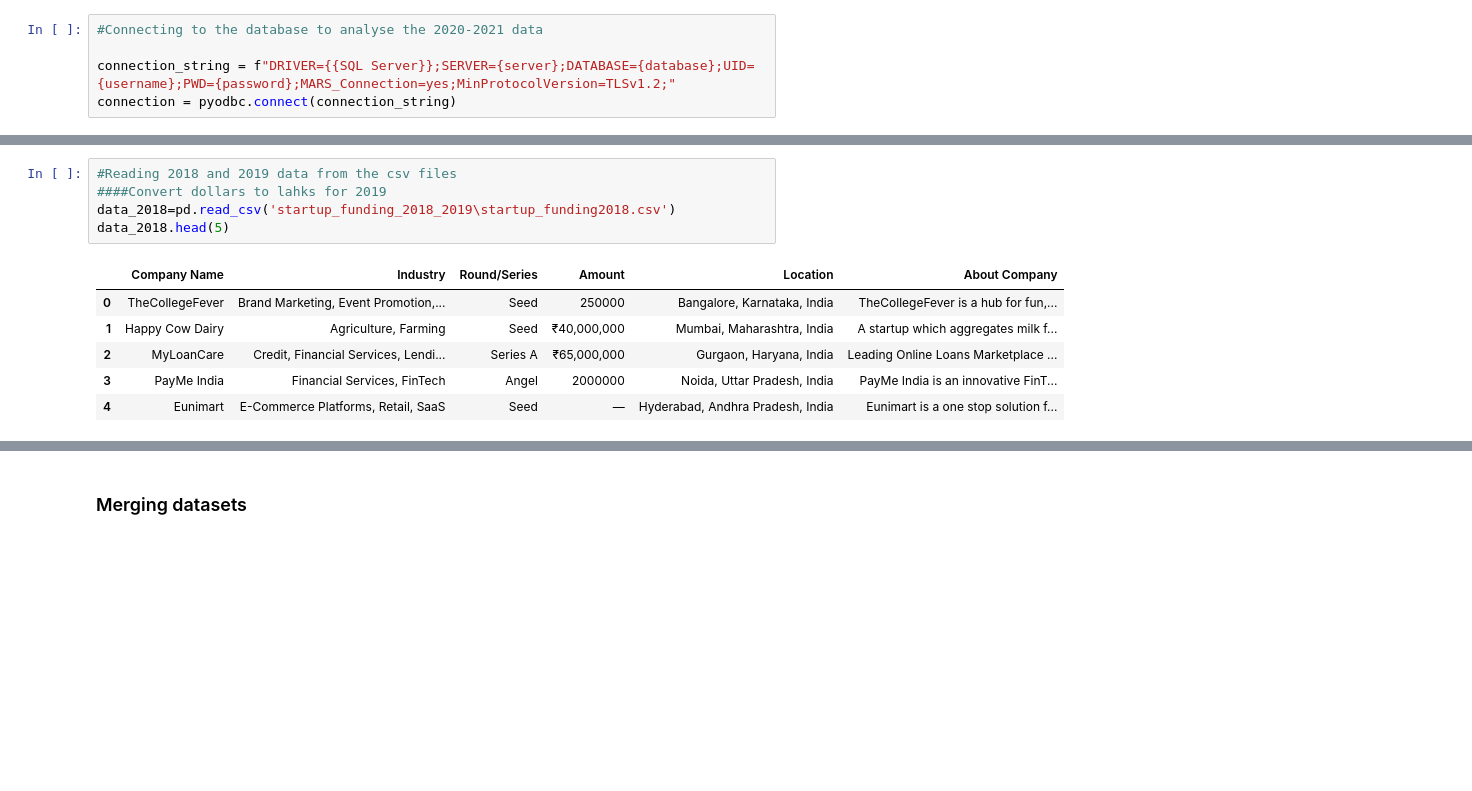
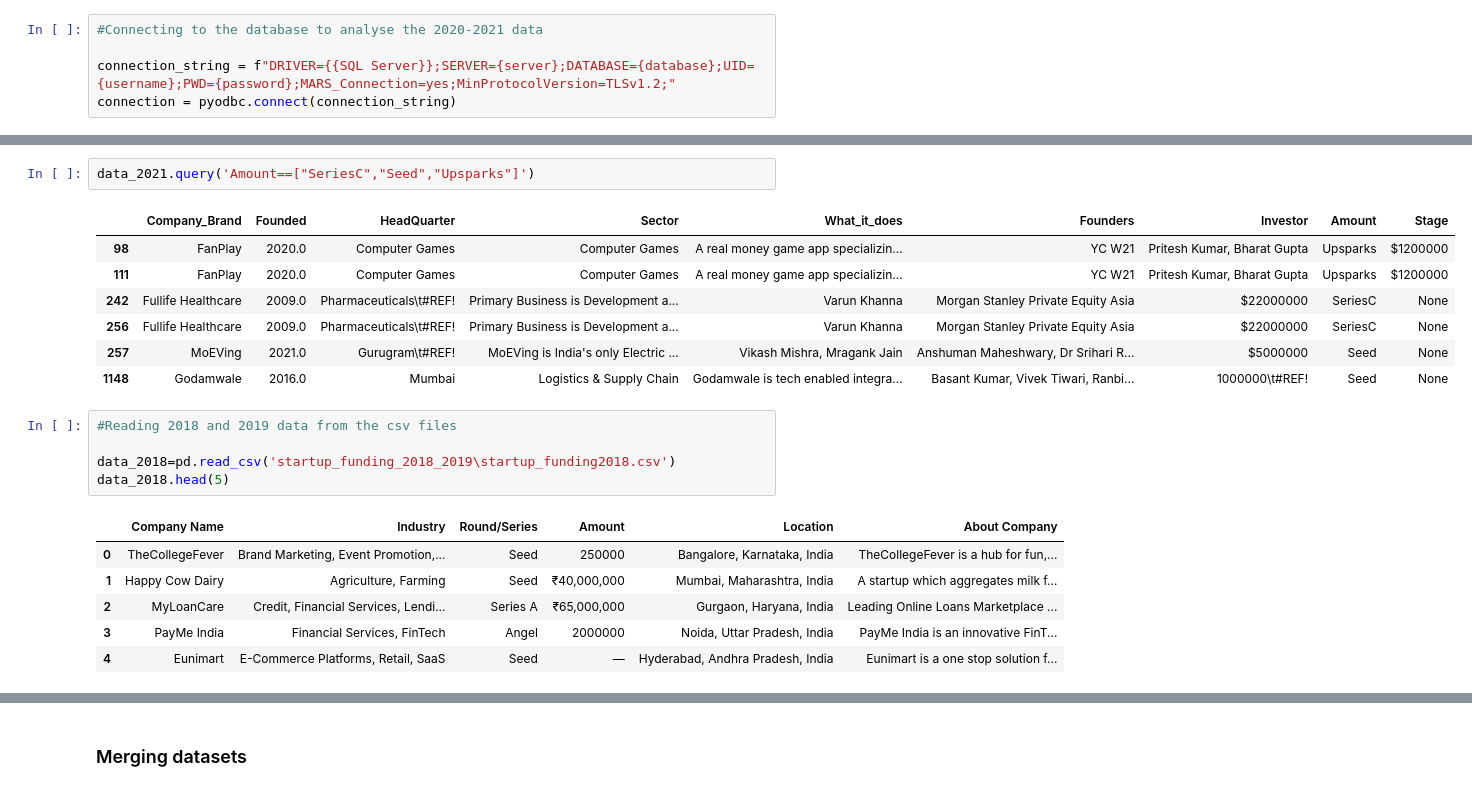
Before and after one commit to kwasichrappah/Indian_start-up_venture_investment_data_analysis, a Jupyter notebook: indian_start-up_capital_investment_data_analysis.ipynb, the cells around one changed output, grey strips where cells are left out. Drawn from its saved outputs; the diff is of its cells as text; blank space fills up the shorter version.

```diff
--- a/indian_start-up_capital_investment_data_analysis.ipynb
+++ b/indian_start-up_capital_investment_data_analysis.ipynb
@@ -59,6 +118,16 @@ data_2021.head(5)
+# %%
+data_2021.query('Amount==["SeriesC","Seed","Upsparks"]')
+# %% [output]
+|  | Company_Brand | Founded | HeadQuarter | Sector | What_it_does | Founders | Investor | Amount | Stage |
+| 98 | FanPlay | 2020.0 | Computer Games | Computer Games | A real money game app specializin... | YC W21 | Pritesh Kumar, Bharat Gupta | Upsparks | $1200000 |
+| 111 | FanPlay | 2020.0 | Computer Games | Computer Games | A real money game app specializin... | YC W21 | Pritesh Kumar, Bharat Gupta | Upsparks | $1200000 |
+| 242 | Fullife Healthcare | 2009.0 | Pharmaceuticals\t#REF! | Primary Business is Development a... | Varun Khanna | Morgan Stanley Private Equity Asia | $22000000 | SeriesC | None |
+| 256 | Fullife Healthcare | 2009.0 | Pharmaceuticals\t#REF! | Primary Business is Development a... | Varun Khanna | Morgan Stanley Private Equity Asia | $22000000 | SeriesC | None |
+| 257 | MoEVing | 2021.0 | Gurugram\t#REF! | MoEVing is India's only Electric ... | Vikash Mishra, Mragank Jain | Anshuman Maheshwary, Dr Srihari R... | $5000000 | Seed | None |
+| 1148 | Godamwale | 2016.0 | Mumbai | Logistics & Supply Chain | Godamwale is tech enabled integra... | Basant Kumar, Vivek Tiwari, Ranbi... | 1000000\t#REF! | Seed | None |
 # %%
 #Reading 2018 and 2019 data from the csv files
-####Convert dollars to lahks for 2019
+
 data_2018=pd.read_csv('startup_funding_2018_2019\startup_funding2018.csv')
 data_2018.head(5)
 # %% [output]
```
Also changed, not shown: parts of 16 cells of this notebook.
